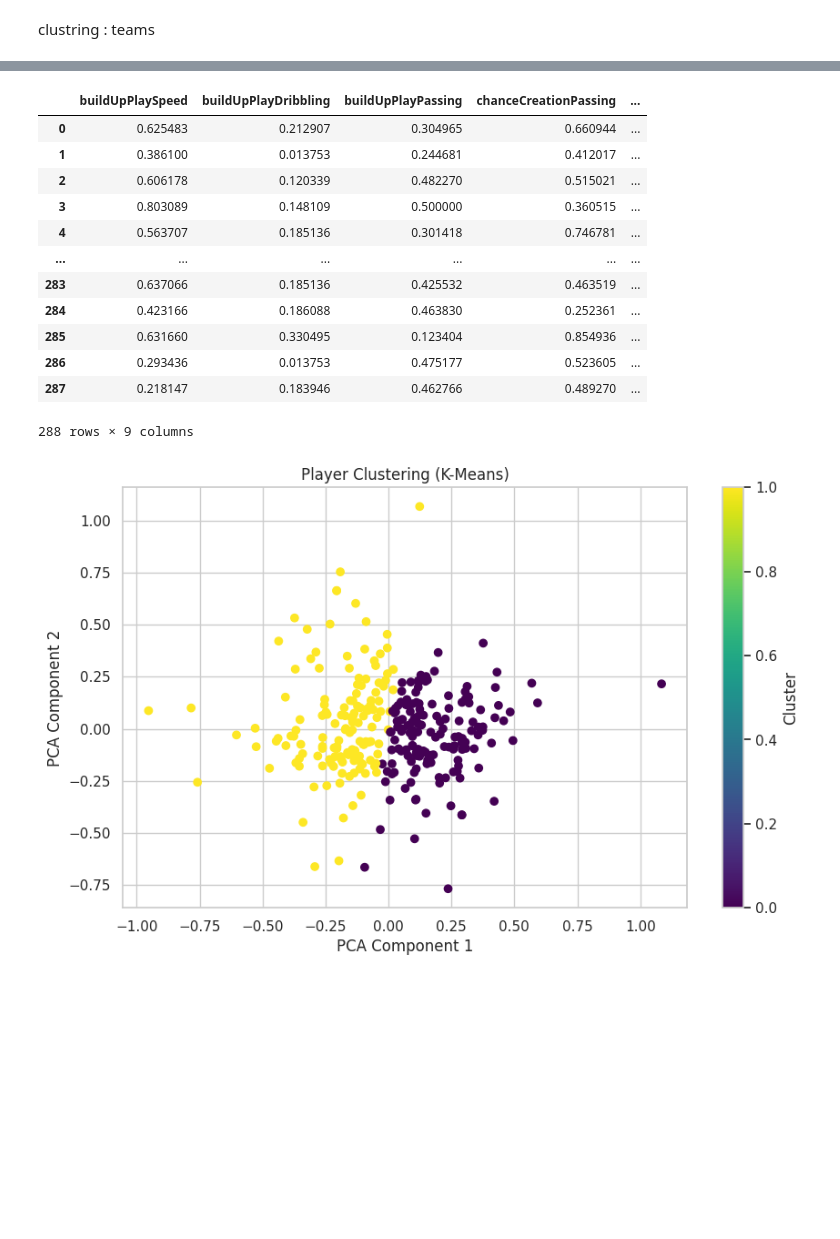
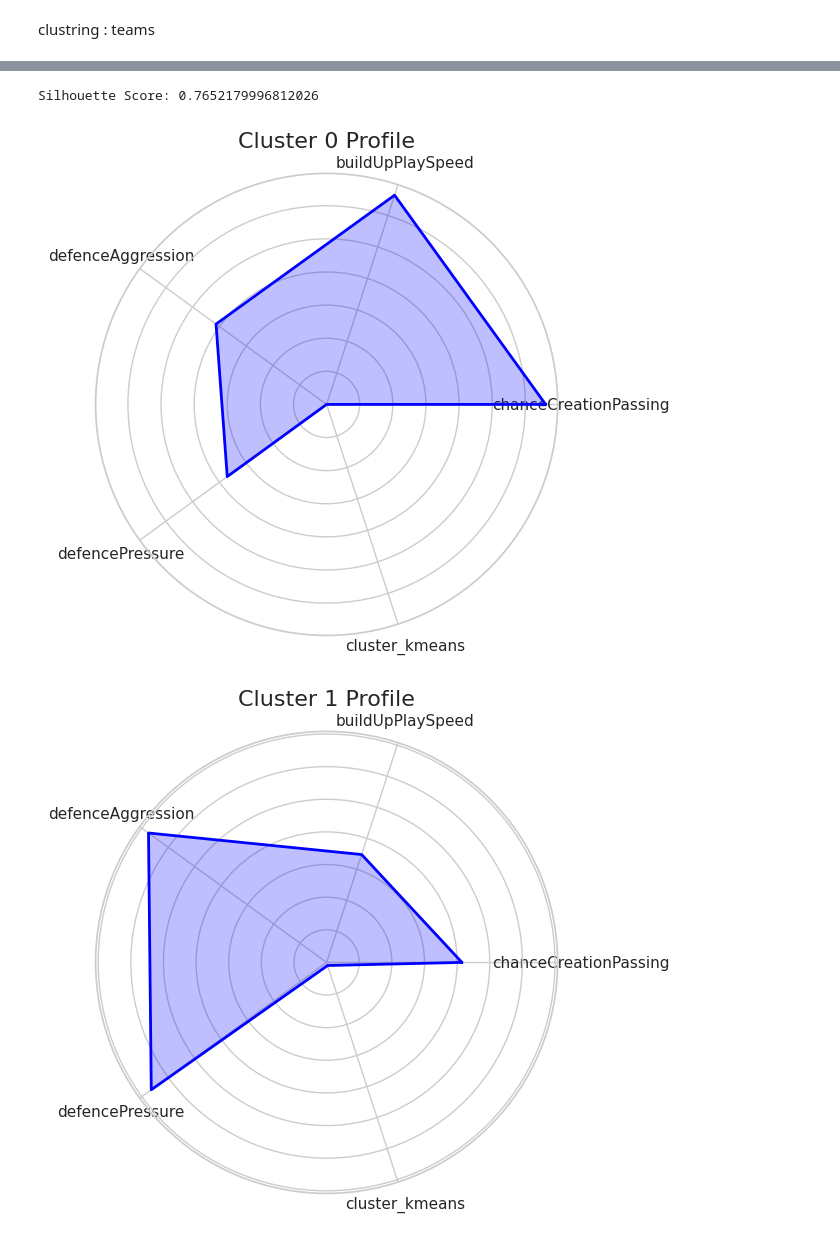
Before and after one commit to abelchageur/Mod-lisation_et_Clustering_des_Donn-es_de_Football, a Jupyter notebook: players_analyst.ipynb, the cells around one changed output, grey strips where cells are left out. Cells and saved outputs as stored; diff of their text form; code cells hidden in the pictures; blank space fills up the shorter version.

```diff
--- a/players_analyst.ipynb
+++ b/players_analyst.ipynb
@@ -914,0 +951,10 @@ team_analyse[team_analyse['buildUpPlayDribbling'] >= 60]
+# %%
+
+
+columns_normalize = ['chanceCreationPassing','buildUpPlaySpeed','defenceAggression', 'defencePressure']
+
+scaler = MinMaxScaler()
+normalized = scaler.fit_transform(team_analyse[columns_normalize])
+
+normalized_table = pd.DataFrame(normalized, columns=columns_normalize)
+normalized_table
@@ -915,44 +1008,37 @@ team_analyse[team_analyse['buildUpPlayDribbling'] >= 60]
+# %%
+
+
+from sklearn.metrics import silhouette_score
+
+silhouette_avg = silhouette_score(normalized, team_analyse['cluster_kmeans'])
+print(f"Silhouette Score: {silhouette_avg}")
+# %% [output]
+Silhouette Score: 0.7652179996812026
 # %%
+def radar_chart(cluster_data, cluster_name):
+    numeric_data = cluster_data.select_dtypes(include=[np.number])
 
+    values = numeric_data.mean(axis=0).values
 
-columns_normalize = ['buildUpPlaySpeed','buildUpPlayDribbling','buildUpPlayPassing', 'chanceCreationPassing','chanceCreationCrossing','chanceCreationShooting','defencePressure', 'defenceAggression', 'defenceTeamWidth']
+    categories = numeric_data.columns
+    N = len(categories)
+    angles = np.linspace(0, 2 * np.pi, N, endpoint=False).tolist()
 
-scaler = MinMaxScaler()
-normalized = scaler.fit_transform(team_analyse[columns_normalize])
+    values = np.concatenate((values, [values[0]]))
+    angles += angles[:1]
 
-normalized_table = pd.DataFrame(normalized, columns=columns_normalize)
-normalized_table
+    fig, ax = plt.subplots(figsize=(6, 6), subplot_kw=dict(polar=True))
+    ax.fill(angles, values, color='blue', alpha=0.25)
+    ax.plot(angles, values, color='blue', linewidth=2)
+    ax.set_yticklabels([])
+    ax.set_xticks(angles[:-1])
+    ax.set_xticklabels(categories, rotation=45)
+    ax.set_title(f'Cluster {cluster_name} Profile', fontsize=16)
+    plt.show()
+
+for cluster in range(2):  # Assuming you have 3 clusters
+    cluster_data = team_analyse[team_analyse['cluster_kmeans'] == cluster]
+    radar_chart(cluster_data, cluster)
 # %% [output]
-|  | buildUpPlaySpeed | buildUpPlayDribbling | buildUpPlayPassing | chanceCreationPassing | ... |
-| 0 | 0.625483 | 0.212907 | 0.304965 | 0.660944 | ... |
-| 1 | 0.386100 | 0.013753 | 0.244681 | 0.412017 | ... |
-| 2 | 0.606178 | 0.120339 | 0.482270 | 0.515021 | ... |
-| 3 | 0.803089 | 0.148109 | 0.500000 | 0.360515 | ... |
-| 4 | 0.563707 | 0.185136 | 0.301418 | 0.746781 | ... |
-| ... | ... | ... | ... | ... | ... |
-| 283 | 0.637066 | 0.185136 | 0.425532 | 0.463519 | ... |
-| 284 | 0.423166 | 0.186088 | 0.463830 | 0.252361 | ... |
-| 285 | 0.631660 | 0.330495 | 0.123404 | 0.854936 | ... |
-| 286 | 0.293436 | 0.013753 | 0.475177 | 0.523605 | ... |
-| 287 | 0.218147 | 0.183946 | 0.462766 | 0.489270 | ... |
-288 rows × 9 columns
+[figure, added]
+[figure, added]
-# %%
-
-
-from sklearn.cluster import KMeans
-import matplotlib.pyplot as plt
-from sklearn.decomposition import PCA
-
-kmeans = KMeans(n_clusters=2, random_state=42)
-team_analyse['cluster_kmeans'] = kmeans.fit_predict(normalized)
-pca = PCA(n_components=2)
-reduced_data = pca.fit_transform(normalized)
-plt.figure(figsize=(10, 6))
-plt.scatter(reduced_data[:, 0], reduced_data[:, 1], c=team_analyse['cluster_kmeans'], cmap='viridis')
-plt.title('Player Clustering (K-Means)')
-plt.xlabel('PCA Component 1')
-plt.ylabel('PCA Component 2')
-plt.colorbar(label='Cluster')
-plt.show()
-# %% [output]
-[figure, removed]
```
Also changed, not shown: parts of 10 cells of this notebook.
